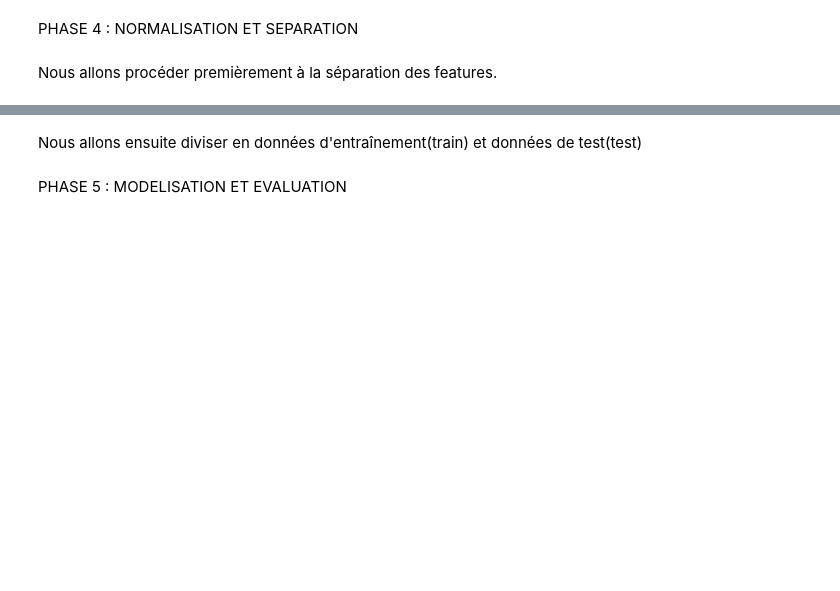
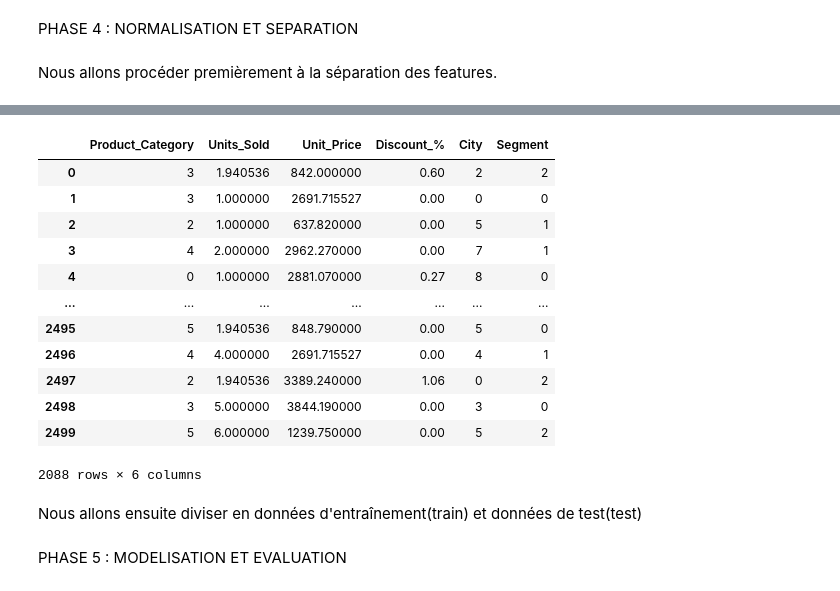
Before and after one commit to paulemoussavou3-alt/Analyse_commande_commerciale, a Jupyter notebook: train_ca.ipynb, the cells around one changed output, grey strips where cells are left out. Cells and saved outputs as stored; diff of their text form; code cells hidden in the pictures; blank space fills up the shorter version.

```diff
--- a/train_ca.ipynb
+++ b/train_ca.ipynb
@@ -444,8 +387,8 @@ PHASE 4 : NORMALISATION ET SEPARATION
 # %% [markdown]
 Nous allons procéder premièrement à la séparation des features.
 # %%
-X= data_clean.drop(columns=["Sales_Amount1"])
-Y=data_clean["Sales_Amount1"]
+X= data_clean.drop(columns=["Profit"])
+Y=data_clean["Profit"]
 # %%
 Y
 # %% [output]
@@ -464,3 +407,19 @@ Name: Sales_Amount1, Length: 1795, dtype: float64
+# %%
+X
+# %% [output]
+|  | Product_Category | Units_Sold | Unit_Price | Discount_% | City | Segment |
+| 0 | 3 | 1.940536 | 842.000000 | 0.60 | 2 | 2 |
+| 1 | 3 | 1.000000 | 2691.715527 | 0.00 | 0 | 0 |
+| 2 | 2 | 1.000000 | 637.820000 | 0.00 | 5 | 1 |
+| 3 | 4 | 2.000000 | 2962.270000 | 0.00 | 7 | 1 |
+| 4 | 0 | 1.000000 | 2881.070000 | 0.27 | 8 | 0 |
+| ... | ... | ... | ... | ... | ... | ... |
+| 2495 | 5 | 1.940536 | 848.790000 | 0.00 | 5 | 0 |
+| 2496 | 4 | 4.000000 | 2691.715527 | 0.00 | 4 | 1 |
+| 2497 | 2 | 1.940536 | 3389.240000 | 1.06 | 0 | 2 |
+| 2498 | 3 | 5.000000 | 3844.190000 | 0.00 | 3 | 0 |
+| 2499 | 5 | 6.000000 | 1239.750000 | 0.00 | 5 | 2 |
+2088 rows × 6 columns
 # %% [markdown]
 Nous allons ensuite diviser en données d'entraînement(train) et données de test(test)
 # %%
```
Also changed, not shown: parts of 52 cells of this notebook.
